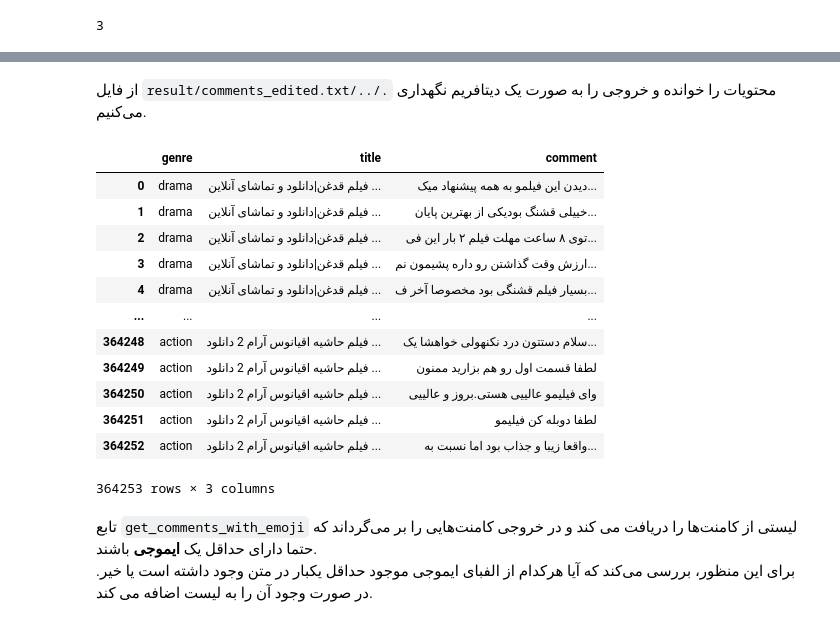
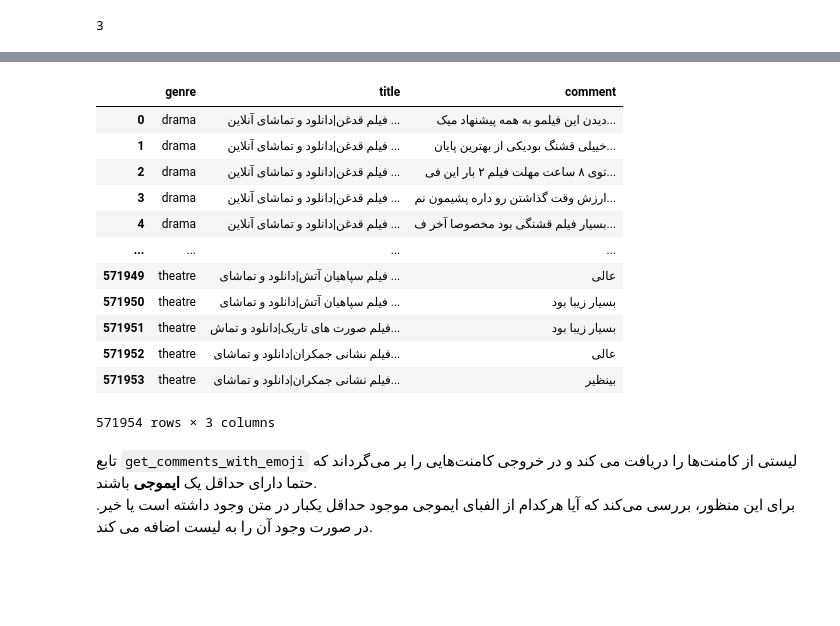
Before and after one commit to MMovasaghi/nlp, a Jupyter notebook: hw1/code/main-notebook.ipynb, the cells around one changed output, grey strips where cells are left out. Drawn from its saved outputs; the diff is of its cells as text; code cells hidden in the pictures; blank space fills up the shorter version.

Commit message:
add comments

```diff
--- a/hw1/code/main-notebook.ipynb
+++ b/hw1/code/main-notebook.ipynb
@@ -253,34 +257,33 @@ Comments Number: 657291
 # %%
 text = read_all_comment_files(file_num)
 
 # remove duplicate rows if exists
 text = list(dict.fromkeys(text))
 
 # replace \t\t to \t in all rows if exists
 f = open("./../result/comments_edited.txt", "w")
 for i in range(len(text)):
     text[i] = text[i].replace('\t\t','\t')
     f.write(text[i])
 f.close()
+
+comments_df = pd.read_csv("./../result/comments_edited.txt", names=["genre", "title", "comment"], delimiter='\t')
+os.remove("./../result/comments_edited.txt")
+comments_df
+# %% [output]
+|  | genre | title | comment |
+| 0 | drama | فیلم قدغن|دانلود و تماشای آنلاین ... | دیدن این فیلمو به همه پیشنهاد میک... |
+| 1 | drama | فیلم قدغن|دانلود و تماشای آنلاین ... | خییلی قشنگ بودیکی از بهترین پایان... |
+| 2 | drama | فیلم قدغن|دانلود و تماشای آنلاین ... | توی ۸ ساعت مهلت فیلم ۲ بار این فی... |
+| 3 | drama | فیلم قدغن|دانلود و تماشای آنلاین ... | ارزش وقت گذاشتن رو داره پشیمون نم... |
+| 4 | drama | فیلم قدغن|دانلود و تماشای آنلاین ... | بسیار فیلم قشنگی بود مخصوصا آخر ف... |
+| ... | ... | ... | ... |
+| 571949 | theatre | فیلم سپاهیان آتش|دانلود و تماشای ... | عالی |
+| 571950 | theatre | فیلم سپاهیان آتش|دانلود و تماشای ... | بسیار زیبا بود |
+| 571951 | theatre | فیلم صورت های تاریک|دانلود و تماش... | بسیار زیبا بود |
+| 571952 | theatre | فیلم نشانی جمکران|دانلود و تماشای... | عالی |
+| 571953 | theatre | فیلم نشانی جمکران|دانلود و تماشای... | بینظیر |
+571954 rows × 3 columns
-# %% [markdown]
-<div style="direction:rtl;">از فایل <code>result/comments_edited.txt/../.</code> محتویات را خوانده و خروجی را به صورت یک دیتافریم نگهداری می‌کنیم.</div>
-# %%
-comments_df = pd.read_csv("./../result/comments_edited.txt", names=["genre", "title", "comment"], delimiter='\t')
-comments_df
-# %% [output]
-|  | genre | title | comment |
-| 0 | drama | فیلم قدغن|دانلود و تماشای آنلاین ... | دیدن این فیلمو به همه پیشنهاد میک... |
-| 1 | drama | فیلم قدغن|دانلود و تماشای آنلاین ... | خییلی قشنگ بودیکی از بهترین پایان... |
-| 2 | drama | فیلم قدغن|دانلود و تماشای آنلاین ... | توی ۸ ساعت مهلت فیلم ۲ بار این فی... |
-| 3 | drama | فیلم قدغن|دانلود و تماشای آنلاین ... | ارزش وقت گذاشتن رو داره پشیمون نم... |
-| 4 | drama | فیلم قدغن|دانلود و تماشای آنلاین ... | بسیار فیلم قشنگی بود مخصوصا آخر ف... |
-| ... | ... | ... | ... |
-| 364248 | action | فیلم حاشیه اقیانوس آرام 2 دانلود ... | سلام دستتون درد نکنهولی خواهشا یک... |
-| 364249 | action | فیلم حاشیه اقیانوس آرام 2 دانلود ... | لطفا قسمت اول رو هم بزارید ممنون |
-| 364250 | action | فیلم حاشیه اقیانوس آرام 2 دانلود ... | وای فیلیمو عالییی هستی.بروز و عالییی |
-| 364251 | action | فیلم حاشیه اقیانوس آرام 2 دانلود ... | لطفا دوبله کن فیلیمو |
-| 364252 | action | فیلم حاشیه اقیانوس آرام 2 دانلود ... | واقعا زیبا و جذاب بود اما نسبت به... |
-364253 rows × 3 columns
 # %% [markdown]
 <div style="direction:rtl;">تابع <code>get_comments_with_emoji</code> لیستی از کامنت&zwnj;ها را دریافت می کند و در خروجی کامنت&zwnj;هایی را بر می&zwnj;گرداند که حتما دارای حداقل یک <strong>ایموجی</strong> باشند.</div>
 <div style="direction:rtl;">برای این منظور، بررسی می&zwnj;کند که آیا هرکدام از الفبای ایموجی موجود حداقل یکبار در متن وجود داشته است یا خیر. در صورت وجود آن را به لیست اضافه می کند.</div>
```
Also changed, not shown: parts of 7 cells of this notebook, 3 other files.
